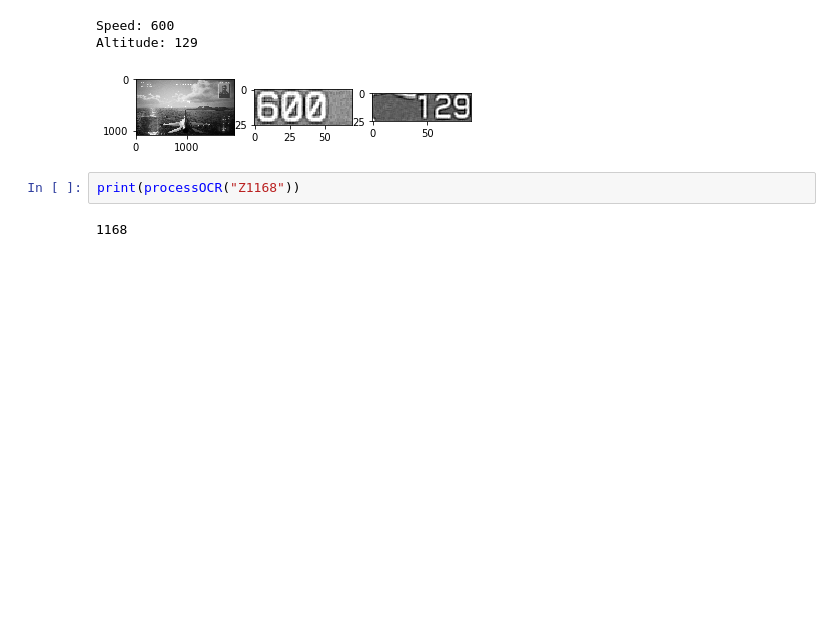
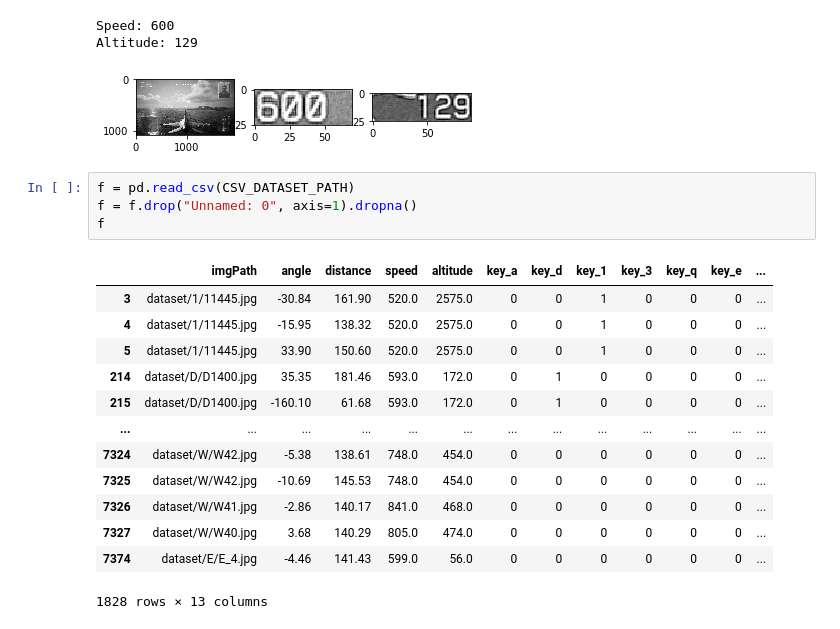
Before and after one commit to pranjal-joshi/Auto-Py-lot, a Jupyter notebook: dlap.ipynb, the cells around one changed output. Drawn from its saved outputs; the diff is of its cells as text; blank space fills up the shorter version.

```diff
--- a/dlap.ipynb
+++ b/dlap.ipynb
@@ -292,7 +317,21 @@ plt.show()
 Speed: 600
 Altitude: 129
 [figure]
-# %%
-print(processOCR("Z1168"))
-# %% [output]
-1168
+# %%
+f = pd.read_csv(CSV_DATASET_PATH)
+f = f.drop("Unnamed: 0", axis=1).dropna()
+f
+# %% [output]
+|  | imgPath | angle | distance | speed | altitude | key_a | key_d | key_1 | key_3 | key_q | key_e | ... |
+| 3 | dataset/1/11445.jpg | -30.84 | 161.90 | 520.0 | 2575.0 | 0 | 0 | 1 | 0 | 0 | 0 | ... |
+| 4 | dataset/1/11445.jpg | -15.95 | 138.32 | 520.0 | 2575.0 | 0 | 0 | 1 | 0 | 0 | 0 | ... |
+| 5 | dataset/1/11445.jpg | 33.90 | 150.60 | 520.0 | 2575.0 | 0 | 0 | 1 | 0 | 0 | 0 | ... |
+| 214 | dataset/D/D1400.jpg | 35.35 | 181.46 | 593.0 | 172.0 | 0 | 1 | 0 | 0 | 0 | 0 | ... |
+| 215 | dataset/D/D1400.jpg | -160.10 | 61.68 | 593.0 | 172.0 | 0 | 1 | 0 | 0 | 0 | 0 | ... |
+| ... | ... | ... | ... | ... | ... | ... | ... | ... | ... | ... | ... | ... |
+| 7324 | dataset/W/W42.jpg | -5.38 | 138.61 | 748.0 | 454.0 | 0 | 0 | 0 | 0 | 0 | 0 | ... |
+| 7325 | dataset/W/W42.jpg | -10.69 | 145.53 | 748.0 | 454.0 | 0 | 0 | 0 | 0 | 0 | 0 | ... |
+| 7326 | dataset/W/W41.jpg | -2.86 | 140.17 | 841.0 | 468.0 | 0 | 0 | 0 | 0 | 0 | 0 | ... |
+| 7327 | dataset/W/W40.jpg | 3.68 | 140.29 | 805.0 | 474.0 | 0 | 0 | 0 | 0 | 0 | 0 | ... |
+| 7374 | dataset/E/E_4.jpg | -4.46 | 141.43 | 599.0 | 56.0 | 0 | 0 | 0 | 0 | 0 | 0 | ... |
+1828 rows × 13 columns
```
Also changed, not shown: parts of 4 cells of this notebook, 1 other file.
